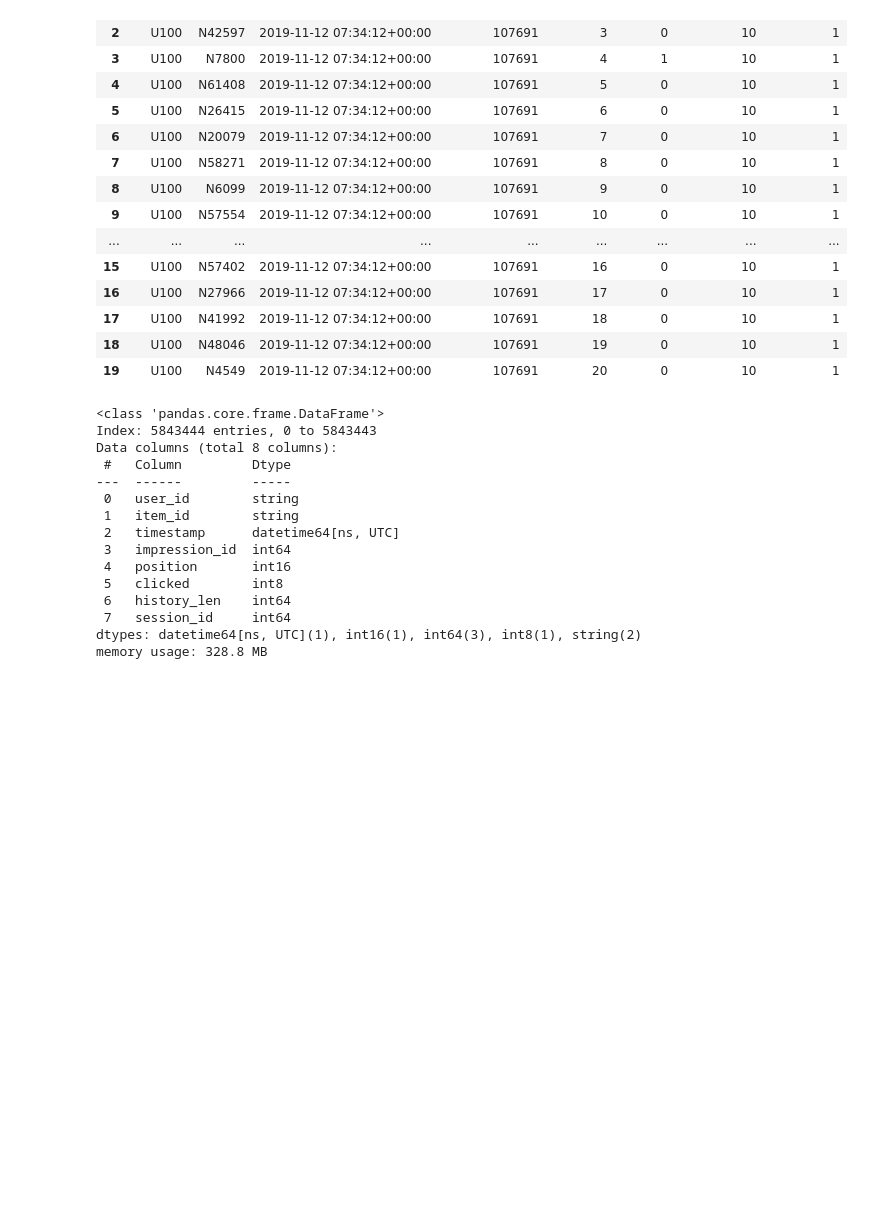
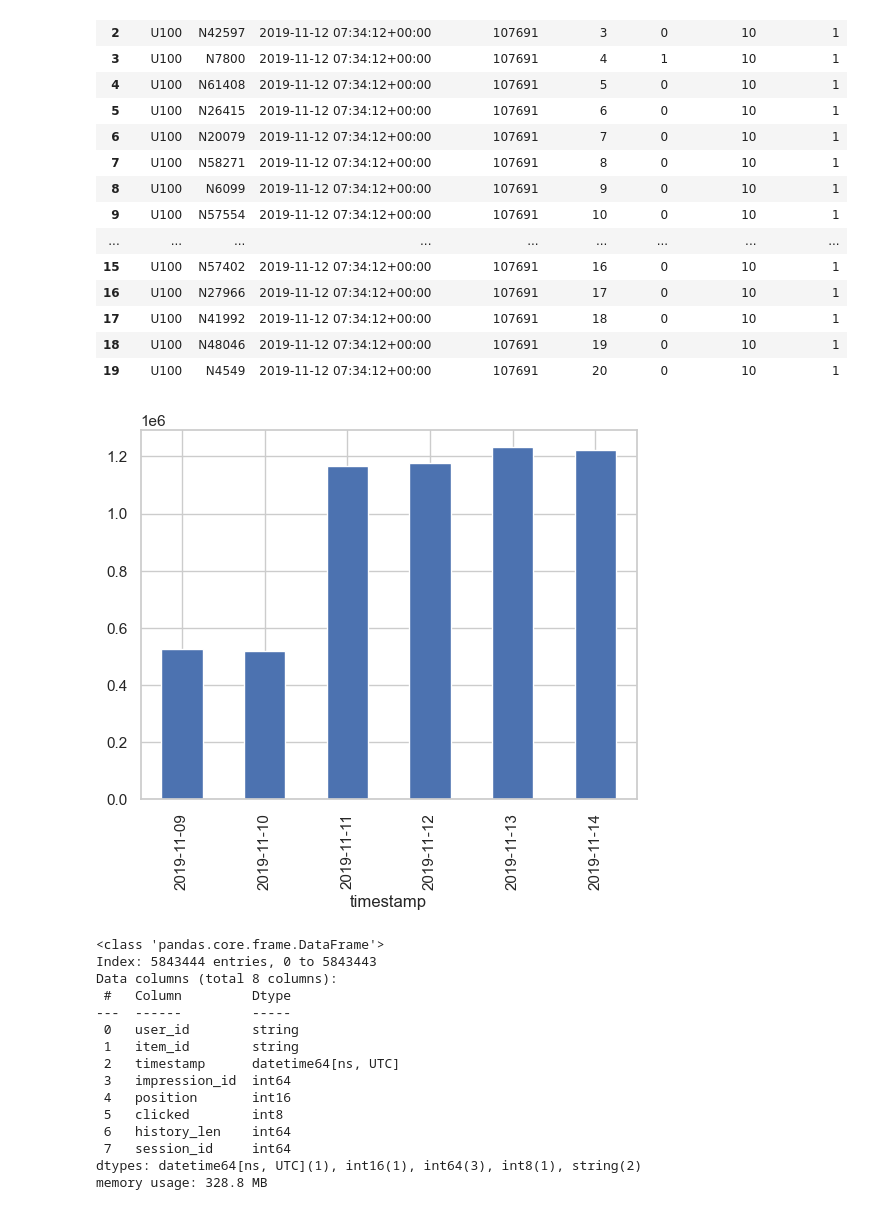
Before and after one commit to KyungbinChoi/RecSys_project, a Jupyter notebook: notebooks/01_eda.ipynb, the cells around one changed output. Cells and saved outputs as stored; diff of their text form; code cells hidden in the pictures; blank space fills up the shorter version.

```diff
--- a/notebooks/eda.ipynb
+++ b/notebooks/01_eda.ipynb
@@ -149,6 +174,13 @@ interactions_df.head(20)
 | 17 | U100 | N41992 | 2019-11-12 07:34:12+00:00 | 107691 | 18 | 0 | 10 | 1 |
 | 18 | U100 | N48046 | 2019-11-12 07:34:12+00:00 | 107691 | 19 | 0 | 10 | 1 |
 | 19 | U100 | N4549 | 2019-11-12 07:34:12+00:00 | 107691 | 20 | 0 | 10 | 1 |
+# %%
+interactions_df['timestamp'] = pd.to_datetime(interactions_df['timestamp'])
+interactions_df['timestamp'].describe()
+interactions_df['timestamp'].dt.date.value_counts().sort_index().plot(kind='bar')
+plt.show()
+# %% [output]
+[figure, added]
 # %%
 interactions_df.info()
 # %% [output]
```
Also changed, not shown: parts of 21 cells of this notebook, 1 other file.
